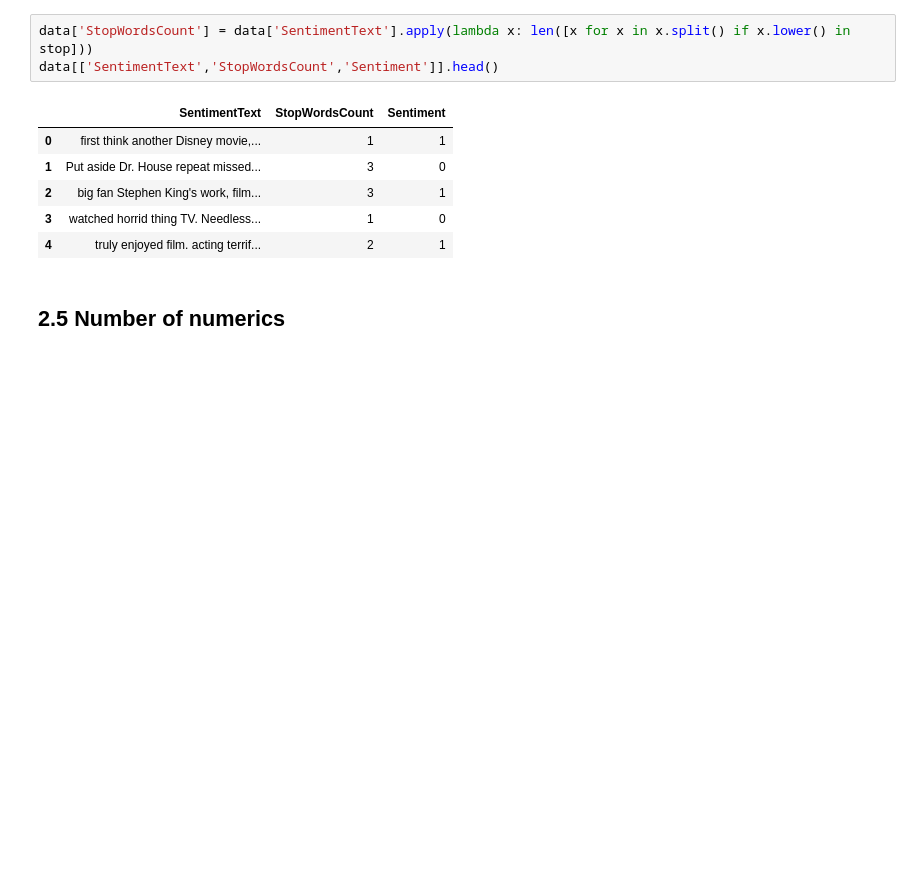
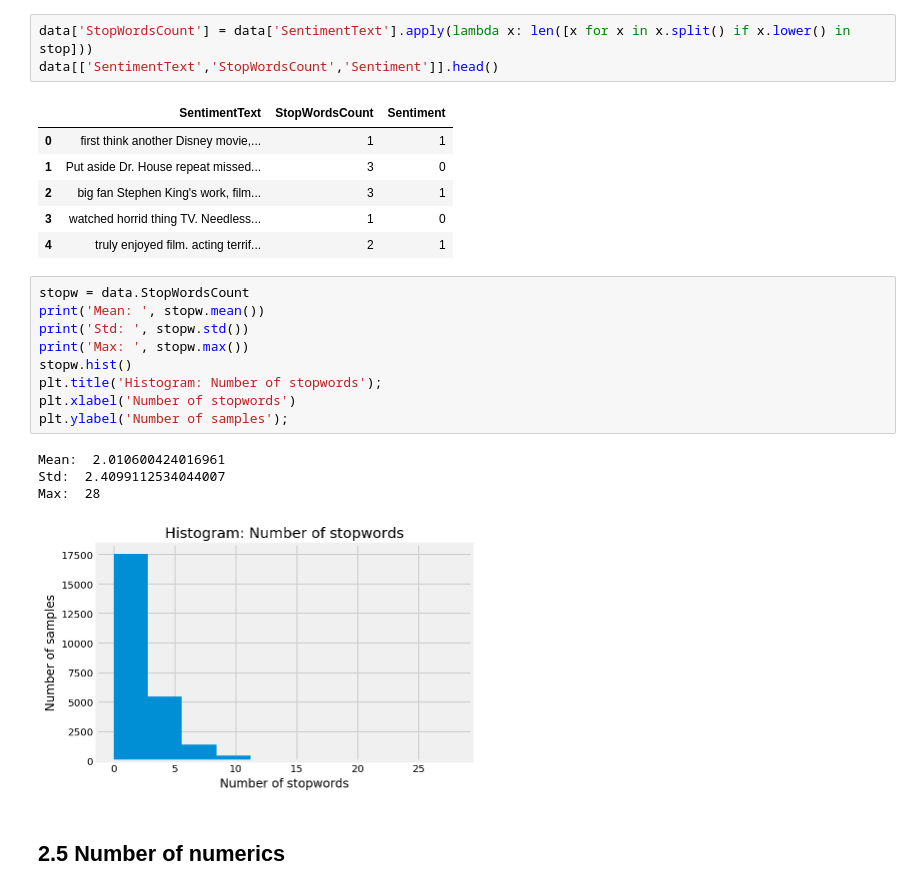
Before and after one commit to Mjauu/text-mining, a Jupyter notebook: sentiment-analysis.ipynb, the cells around one changed output. Cells and saved outputs as stored; diff of their text form; blank space fills up the shorter version.

```diff
--- a/sentiment-analysis.ipynb
+++ b/sentiment-analysis.ipynb
@@ -240,6 +248,20 @@ data[['SentimentText','StopWordsCount','Sentiment']].head()
 | 2 | big fan Stephen King's work, film... | 3 | 1 |
 | 3 | watched horrid thing TV. Needless... | 1 | 0 |
 | 4 | truly enjoyed film. acting terrif... | 2 | 1 |
+# %%
+stopw = data.StopWordsCount
+print('Mean: ', stopw.mean())
+print('Std: ', stopw.std())
+print('Max: ', stopw.max())
+stopw.hist()
+plt.title('Histogram: Number of stopwords');
+plt.xlabel('Number of stopwords')
+plt.ylabel('Number of samples');
+# %% [output]
+Mean:  2.010600424016961
+Std:  2.4099112534044007
+Max:  28
+[figure, added]
 # %% [markdown]
 ## 2.5 Number of numerics
 # %%
```
Also changed, not shown: parts of 62 cells of this notebook.
